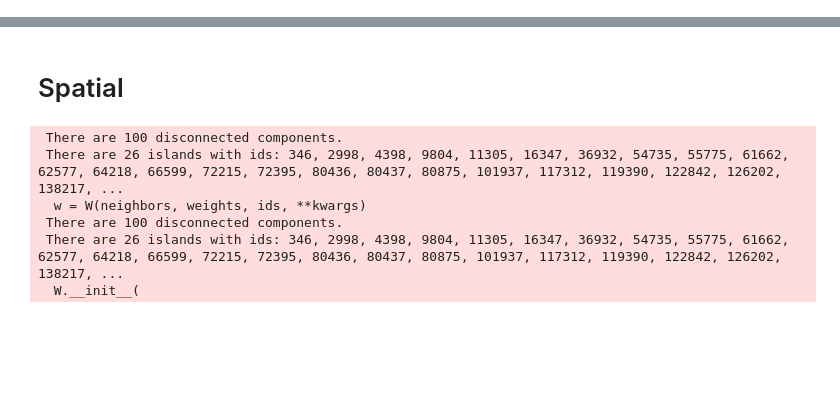
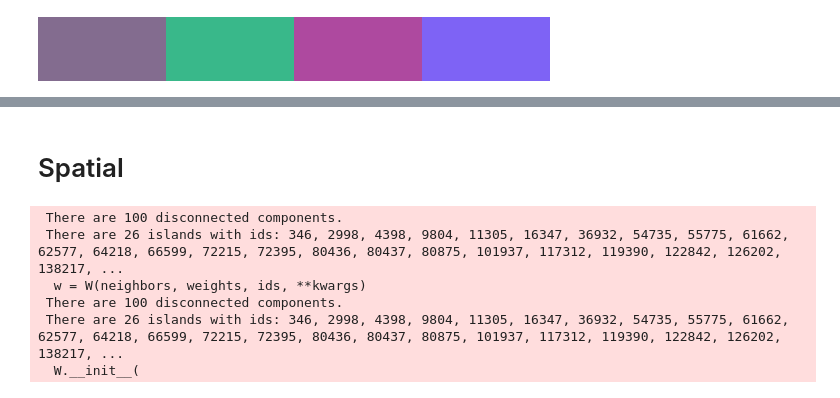
Before and after one commit to RodolfoFigueroa/urban_clusters, a Jupyter notebook: test.ipynb, the cells around one changed output, grey strips where cells are left out. Saved outputs shown, nothing was run; the diff lists cells and outputs as text; code cells hidden in the pictures; blank space fills up the shorter version.

```diff
--- a/test.ipynb
+++ b/test.ipynb
@@ -28,0 +36,4 @@ from urban_clusters.spatial import (
+# %%
+cmap
+# %% [output]
+[figure, added]
```
Also changed, not shown: parts of 4 cells of this notebook, 10 other files.
